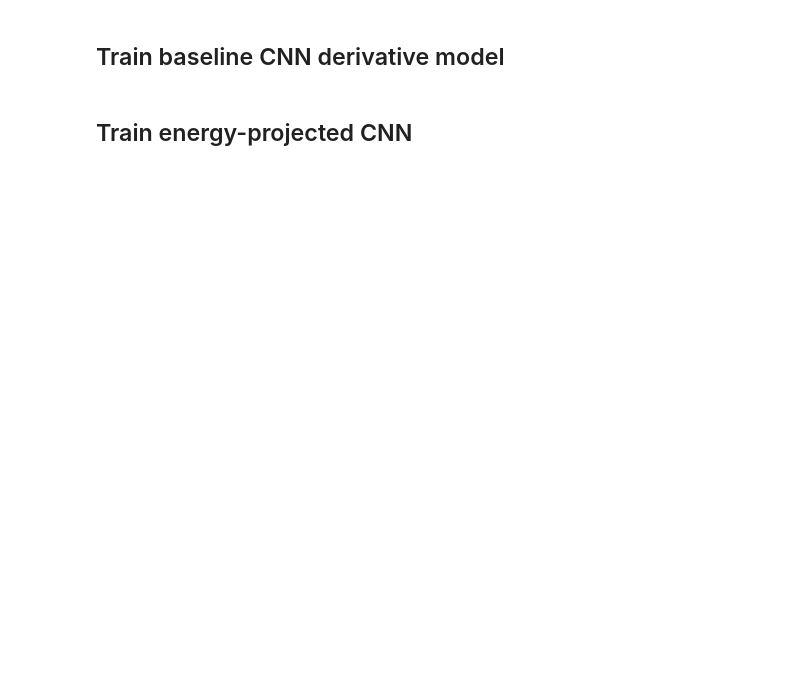
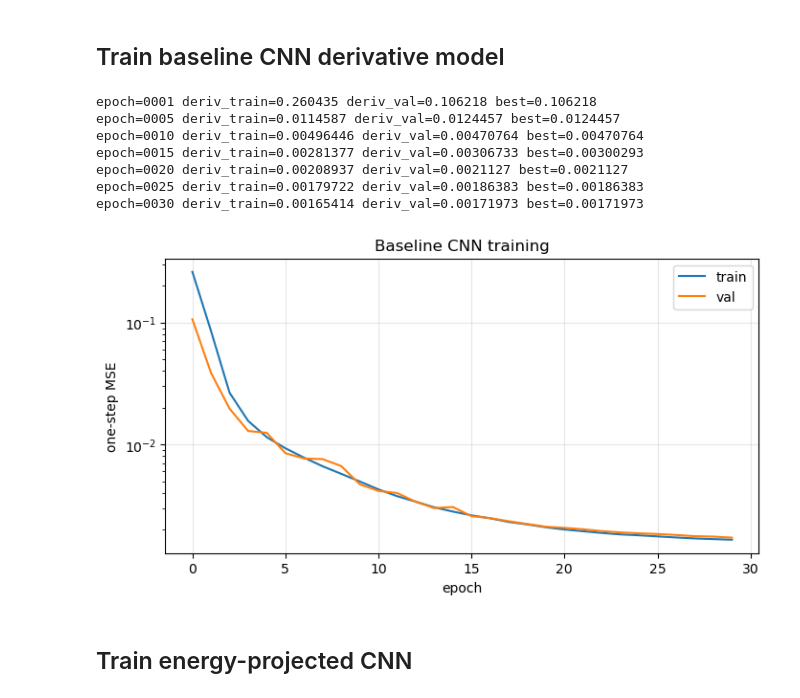
Before and after one commit to ognjen217/DeepLearningFTN, a Jupyter notebook: notebooks/06_swe2d_learning_dynamics.ipynb, the cells around one changed output. Saved outputs shown, nothing was run; the diff lists cells and outputs as text; code cells hidden in the pictures; blank space fills up the shorter version.

```diff
--- a/notebooks/06_swe2d_learning_dynamics.ipynb
+++ b/notebooks/06_swe2d_learning_dynamics.ipynb
@@ -104,8 +113,9 @@ print("test: ", test_traj.shape, test_path)
 x_train, y_train = trajectory_pairs(train_traj)
 x_test, y_test = trajectory_pairs(test_traj)
 
-full_train_ds = make_pair_dataset(x_train, y_train)
-test_ds = make_pair_dataset(x_test, y_test)
+full_train_ds = make_derivative_dataset(x_train, y_train, dt=cfg.dt)
+test_ds = make_derivative_dataset(x_test, y_test, dt=cfg.dt)
+
 train_ds, val_ds = split_tensor_dataset(full_train_ds, val_fraction=0.1, seed=SEED)
 
 print("pairs train:", len(train_ds), "val:", len(val_ds), "test:", len(test_ds))
@@ -112,31 +126,39 @@ print("pairs train:", len(train_ds), "val:", len(val_ds), "test:", len(test_ds))
 # %% [markdown]
 ## Train baseline CNN derivative model
 # %%
-baseline = make_cnn_dynamics(hidden_channels=64, depth=4)
+baseline = make_cnn_dynamics(hidden_channels=64, depth=4, zero_init_output=False)
 
-hist_baseline = train_next_step_model(
+hist_baseline = train_derivative_model(
     baseline,
     train_ds,
     val_ds,
-    dt=cfg.dt,
     epochs=EPOCHS,
     batch_size=BATCH_SIZE,
     learning_rate=LR,
     device=DEVICE,
-    checkpoint_path=CKPT_DIR / "swe2d_cnn_baseline.pt",
+    checkpoint_path=CKPT_DIR / "swe2d_cnn_baseline_derivative.pt",
     print_every=5,
     use_amp=False,
 )
 
 plt.figure(figsize=(8, 4))
 plt.semilogy(hist_baseline.train_loss, label="train")
 plt.semilogy(hist_baseline.val_loss, label="val")
 plt.xlabel("epoch")
 plt.ylabel("one-step MSE")
 plt.title("Baseline CNN training")
 plt.grid(True, alpha=0.3)
 plt.legend()
 plt.show()
+# %% [output]
+epoch=0001 deriv_train=0.260435 deriv_val=0.106218 best=0.106218
+epoch=0005 deriv_train=0.0114587 deriv_val=0.0124457 best=0.0124457
+epoch=0010 deriv_train=0.00496446 deriv_val=0.00470764 best=0.00470764
+epoch=0015 deriv_train=0.00281377 deriv_val=0.00306733 best=0.00300293
+epoch=0020 deriv_train=0.00208937 deriv_val=0.0021127 best=0.0021127
+epoch=0025 deriv_train=0.00179722 deriv_val=0.00186383 best=0.00186383
+epoch=0030 deriv_train=0.00165414 deriv_val=0.00171973 best=0.00171973
+[figure, added]
 # %% [markdown]
 ## Train energy-projected CNN
 # %%
```
Also changed, not shown: parts of 9 cells of this notebook, 5 other files.
